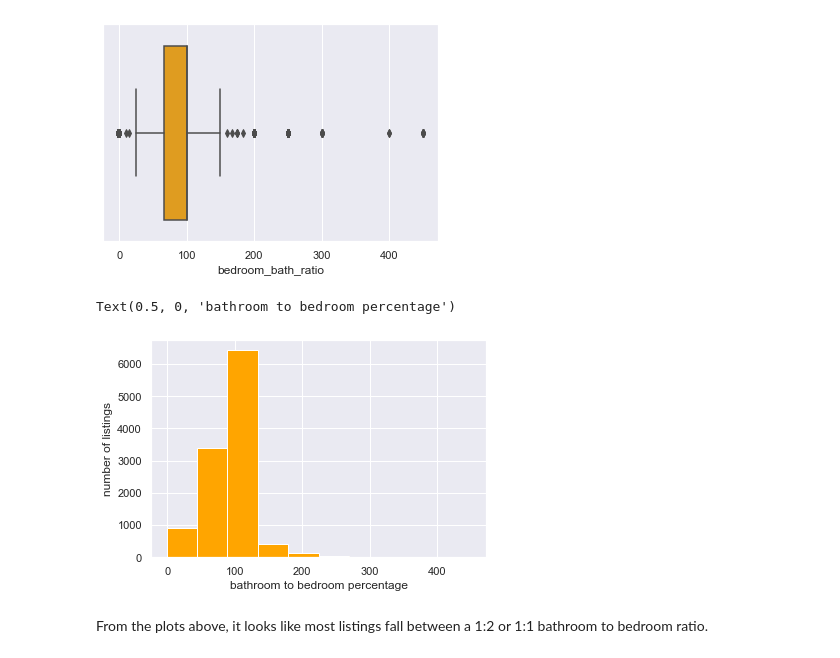
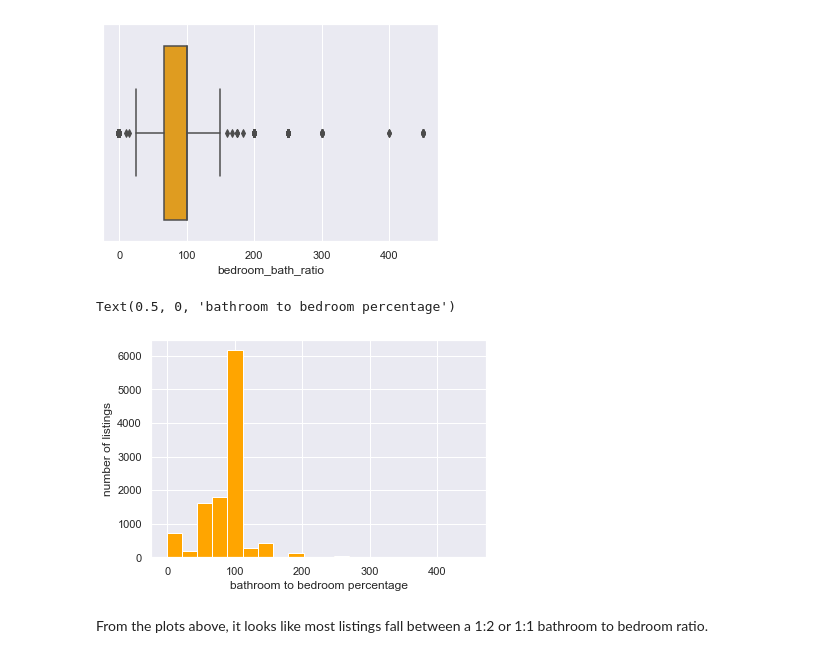
Before and after one commit to ammadatuy/Predicting_Austin_Airbnb_Prices, a Jupyter notebook: Data_Wrangling.ipynb, the cells around one changed output. Drawn from its saved outputs; the diff is of its cells as text; code cells hidden in the pictures.

```diff
--- a/Data_Wrangling.ipynb
+++ b/Data_Wrangling.ipynb
@@ -1086,12 +1062,12 @@ sns.boxplot(new_df['bedroom_bath_ratio'], color='orange')
 <matplotlib.axes._subplots.AxesSubplot at 0x...>
 [figure]
 # %%
-plt.hist(new_df['bedroom_bath_ratio'], color='orange')
+plt.hist(new_df['bedroom_bath_ratio'], color='orange', bins=20)
 plt.ylabel('number of listings')
 plt.xlabel('bathroom to bedroom percentage')
 # %% [output]
 Text(0.5, 0, 'bathroom to bedroom percentage')
-[figure, old version]
+[figure, new version]
 # %% [markdown]
 From the plots above, it looks like most listings fall between a 1:2 or 1:1 bathroom to bedroom ratio.
 # %% [markdown]
```
Also changed, not shown: parts of 14 cells of this notebook.
